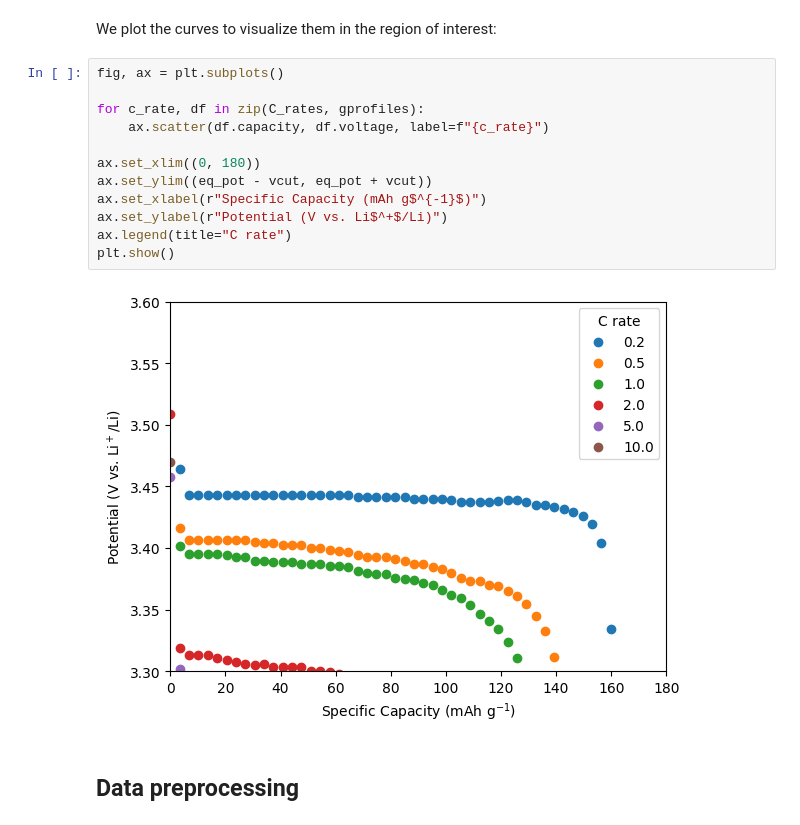
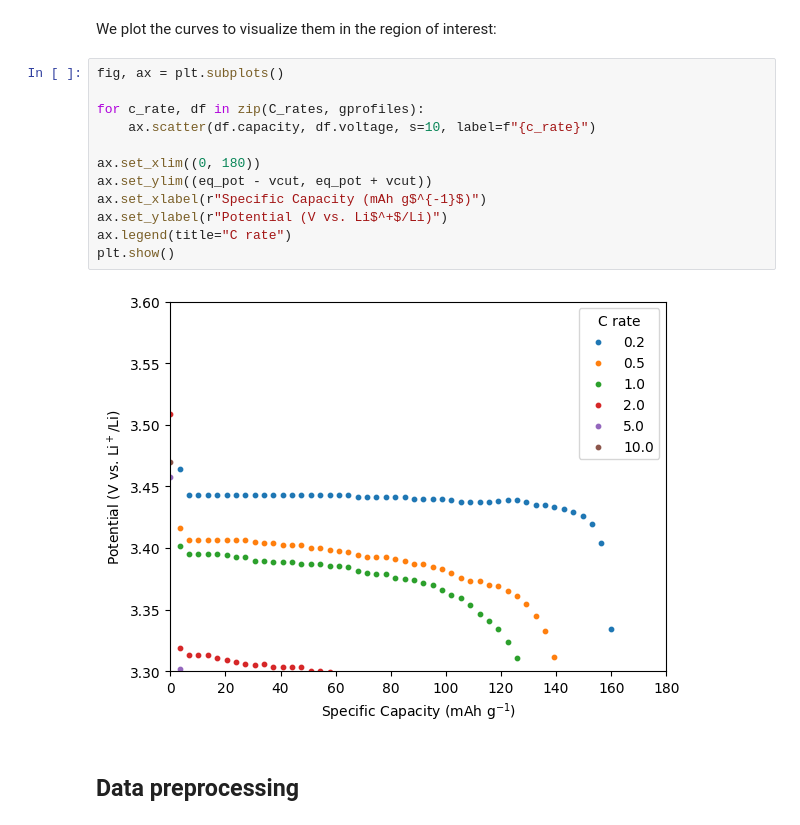
Before and after one commit to fernandezfran/galpynostatic, a Jupyter notebook: docs/source/tutorials/heuristic_model.ipynb, the cells around one changed output. Drawn from its saved outputs; the diff is of its cells as text.

```diff
--- a/docs/source/tutorials/heuristic_model.ipynb
+++ b/docs/source/tutorials/heuristic_model.ipynb
@@ -31,17 +31,17 @@ We plot the curves to visualize them in the region of interest:
 # %%
 fig, ax = plt.subplots()
 
 for c_rate, df in zip(C_rates, gprofiles):
-    ax.scatter(df.capacity, df.voltage, label=f"{c_rate}")
+    ax.scatter(df.capacity, df.voltage, s=10, label=f"{c_rate}")
 
 ax.set_xlim((0, 180))
 ax.set_ylim((eq_pot - vcut, eq_pot + vcut))
 ax.set_xlabel(r"Specific Capacity (mAh g$^{-1}$)")
 ax.set_ylabel(r"Potential (V vs. Li$^+$/Li)")
 ax.legend(title="C rate")
 plt.show()
 # %% [output]
-[figure, old version]
+[figure, new version]
 # %% [markdown]
 ## Data preprocessing
 # %% [markdown]
```
Also changed, not shown: parts of 9 cells of this notebook, 1 other file.
